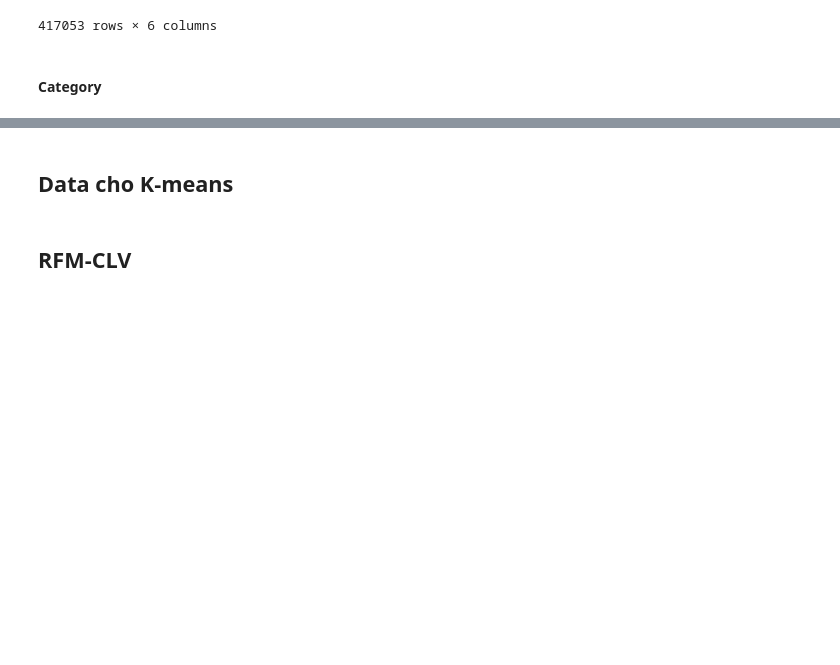
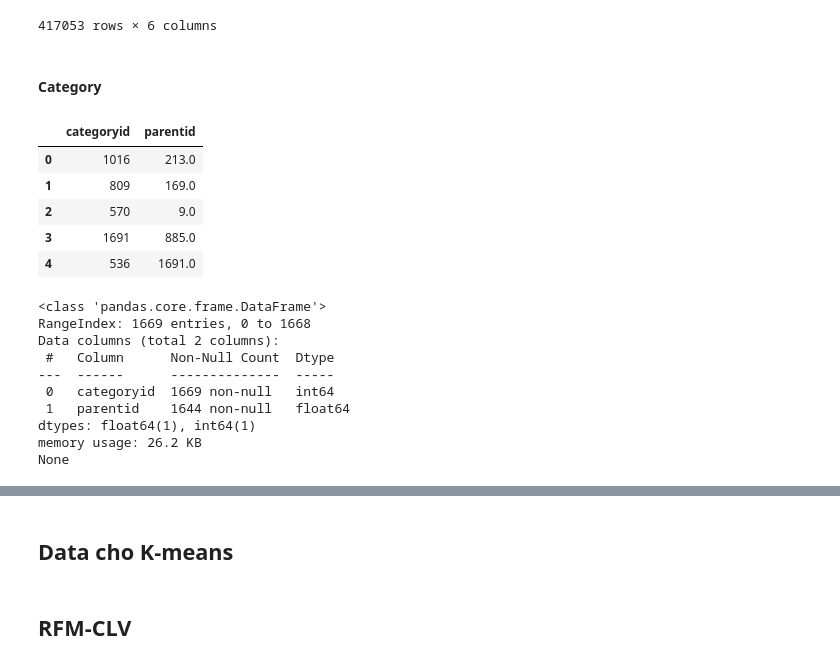
Before and after one commit to bluff-king/Customer-Segment-Personalization, a Jupyter notebook: CRISPDM/02_Data_Understanding.ipynb, the cells around one changed output, grey strips where cells are left out. Cells and saved outputs as stored; diff of their text form; code cells hidden in the pictures; blank space fills up the shorter version.

Commit message:
update create json file category

```diff
--- a/CRISPDM/02_Data_Understanding.ipynb
+++ b/CRISPDM/02_Data_Understanding.ipynb
@@ -10,6 +11,7 @@ pd.set_option('display.max_columns', None)
 try:
     event_df = pd.read_csv('../dataset/events_processed.csv')
     item_df = pd.read_csv('../dataset/item_properties_processed.csv')
+    category_df = pd.read_csv('../dataset/category_tree.csv')
     print("Data Loaded Successfully!")
 except FileNotFoundError:
     print("❌ File not found. Please check the path.")
@@ -396,3 +398,24 @@ display(item_df[item_df["property"]=="764"])
 417053 rows × 6 columns
 # %% [markdown]
 #### Category
+# %%
+display(category_df.head())
+print(category_df.info())
+# print(category_df[['property']].value_counts())
+# %% [output]
+|  | categoryid | parentid |
+| 0 | 1016 | 213.0 |
+| 1 | 809 | 169.0 |
+| 2 | 570 | 9.0 |
+| 3 | 1691 | 885.0 |
+| 4 | 536 | 1691.0 |
+<class 'pandas.core.frame.DataFrame'>
+RangeIndex: 1669 entries, 0 to 1668
+Data columns (total 2 columns):
+ #   Column      Non-Null Count  Dtype
+---  ------      --------------  -----
+ 0   categoryid  1669 non-null   int64
+ 1   parentid    1644 non-null   float64
+dtypes: float64(1), int64(1)
+memory usage: 26.2 KB
+None
```
Also changed, not shown: parts of 4 cells of this notebook.
